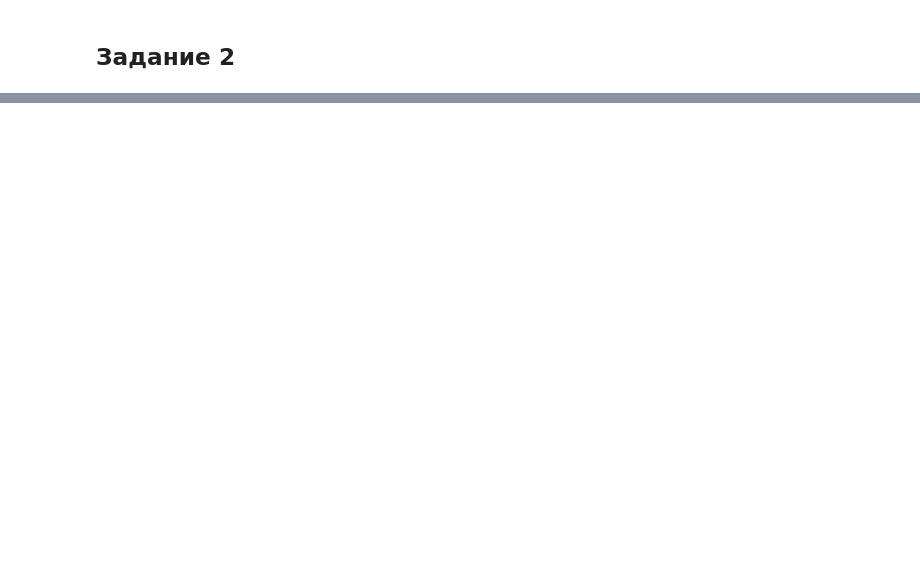
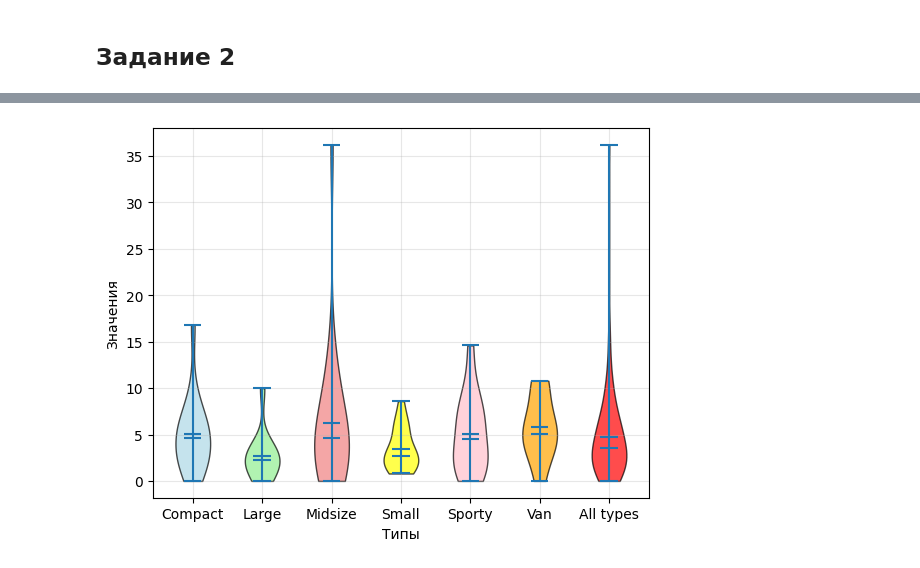
Before and after one commit to sofya-gorulko/ms_lab-1, a Jupyter notebook: ms_lab-1.ipynb, the cells around one changed output, grey strips where cells are left out. Saved outputs shown, nothing was run; the diff lists cells and outputs as text; code cells hidden in the pictures; blank space fills up the shorter version.

```diff
--- a/ms_lab-1.ipynb
+++ b/ms_lab-1.ipynb
@@ -69,0 +181,19 @@ plt.show()
+# %%
+violin_parts = plt.violinplot(data,
+                             positions=list(range(1, 8)),
+                             showmeans=True,
+                             showmedians=True)
+
+
+for i, pc in enumerate(violin_parts['bodies']):
+    pc.set_facecolor(colors[i])
+    pc.set_alpha(0.7)
+    pc.set_edgecolor('black')
+
+plt.xlabel('Типы')
+plt.ylabel('Значения')
+plt.xticks(list(range(1, 8)), labels)
+plt.grid(True, alpha=0.3)
+plt.show()
+# %% [output]
+[figure, added]
```
Also changed, not shown: parts of 6 cells of this notebook.
